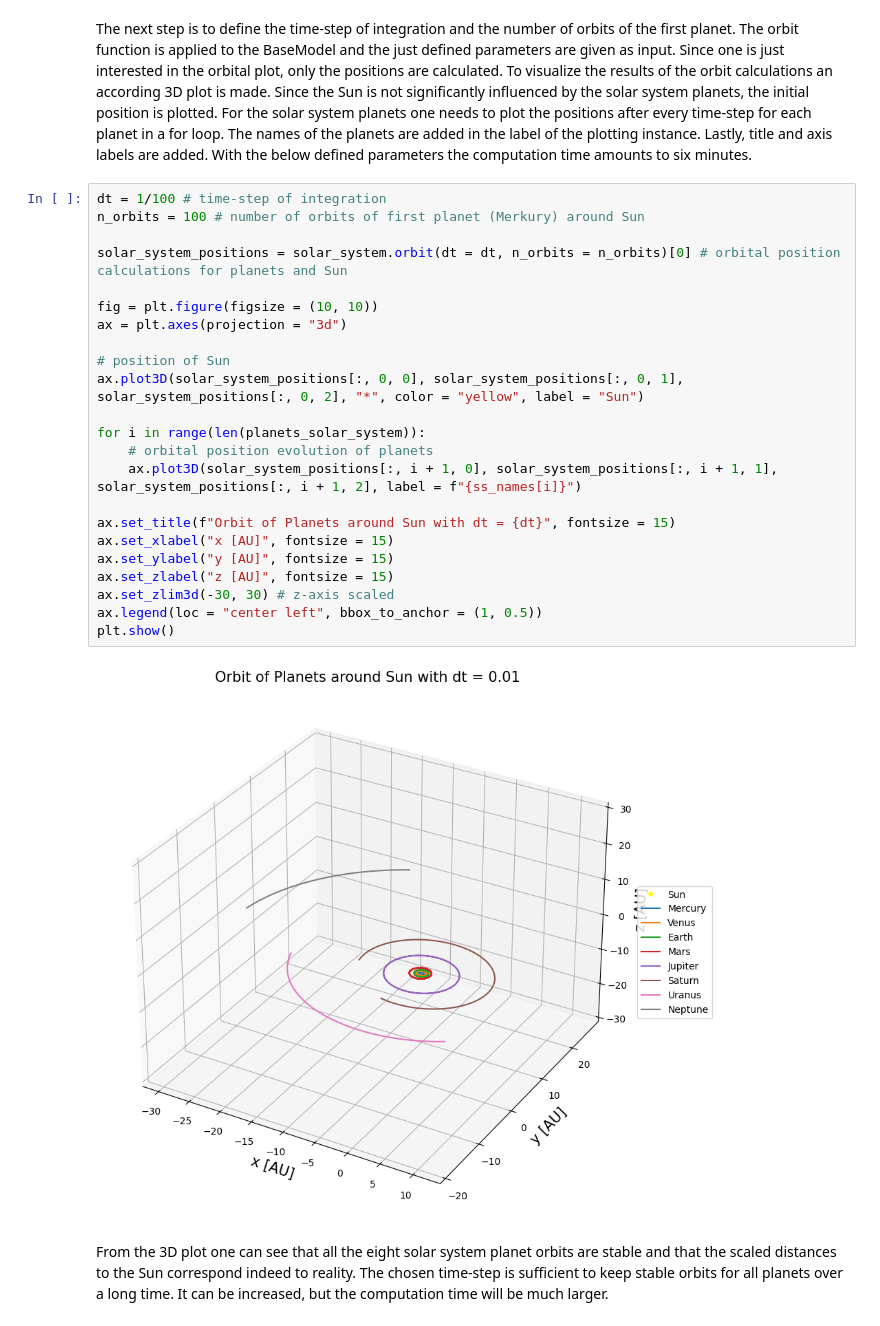
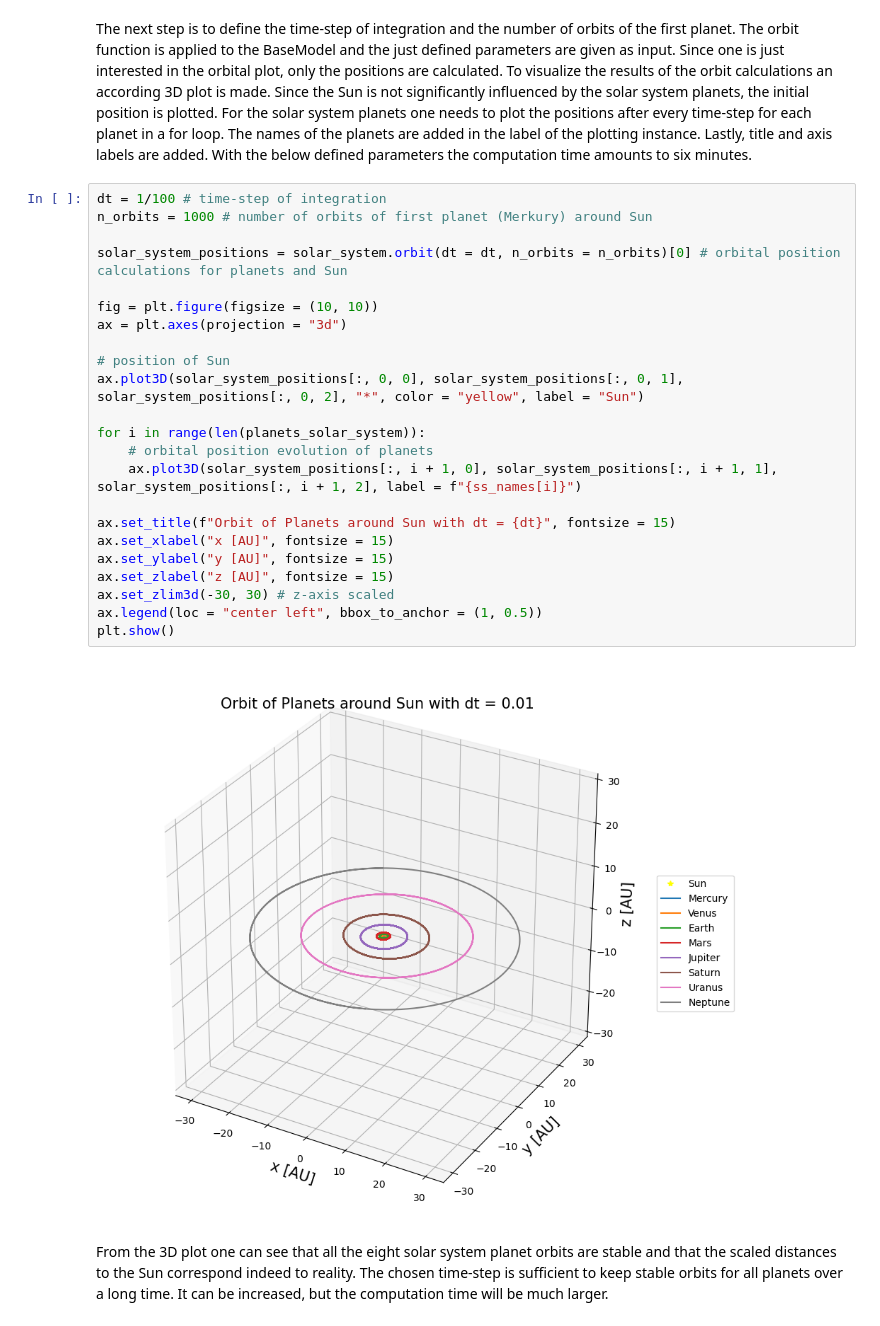
Before and after one commit to Lukas-Orion/NOrbit, a Jupyter notebook: NOrbit example.ipynb, the cells around one changed output. Drawn from its saved outputs; the diff is of its cells as text.

```diff
--- a/NOrbit example.ipynb
+++ b/NOrbit example.ipynb
@@ -28,29 +28,29 @@ solar_system = NOrbit(object_elements = planets_solar_system, m_primary = m_sun)
 The next step is to define the time-step of integration and the number of orbits of the first planet. The orbit function is applied to the BaseModel and the just defined parameters are given as input. Since one is just interested in the orbital plot, only the positions are calculated. To visualize the results of the orbit calculations an according 3D plot is made. Since the Sun is not significantly influenced by the solar system planets, the initial position is plotted. For the solar system planets one needs to plot the positions after every time-step for each planet in a for loop. The names of the planets are added in the label of the plotting instance. Lastly, title and axis labels are added. With the below defined parameters the computation time amounts to six minutes.
 # %%
 dt = 1/100 # time-step of integration
-n_orbits = 100 # number of orbits of first planet (Merkury) around Sun
+n_orbits = 1000 # number of orbits of first planet (Merkury) around Sun
 
 solar_system_positions = solar_system.orbit(dt = dt, n_orbits = n_orbits)[0] # orbital position calculations for planets and Sun
 
 fig = plt.figure(figsize = (10, 10))
 ax = plt.axes(projection = "3d")
 
 # position of Sun
 ax.plot3D(solar_system_positions[:, 0, 0], solar_system_positions[:, 0, 1], solar_system_positions[:, 0, 2], "*", color = "yellow", label = "Sun")
 
 for i in range(len(planets_solar_system)):
     # orbital position evolution of planets
     ax.plot3D(solar_system_positions[:, i + 1, 0], solar_system_positions[:, i + 1, 1], solar_system_positions[:, i + 1, 2], label = f"{ss_names[i]}")
 
 ax.set_title(f"Orbit of Planets around Sun with dt = {dt}", fontsize = 15)
 ax.set_xlabel("x [AU]", fontsize = 15)
 ax.set_ylabel("y [AU]", fontsize = 15)
 ax.set_zlabel("z [AU]", fontsize = 15)
 ax.set_zlim3d(-30, 30) # z-axis scaled
 ax.legend(loc = "center left", bbox_to_anchor = (1, 0.5))
 plt.show()
 # %% [output]
-[figure, old version]
+[figure, new version]
 # %% [markdown]
 From the 3D plot one can see that all the eight solar system planet orbits are stable and that the scaled distances to the Sun correspond indeed to reality. The chosen time-step is sufficient to keep stable orbits for all planets over a long time. It can be increased, but the computation time will be much larger.
 # %% [markdown]
```
Also changed, not shown: parts of 1 cell of this notebook.
